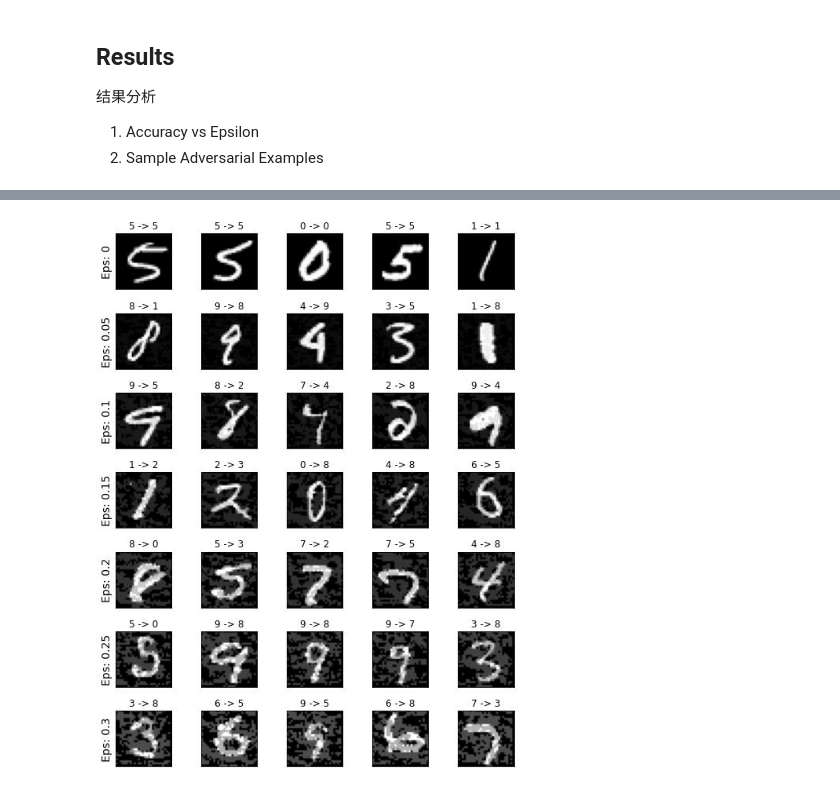
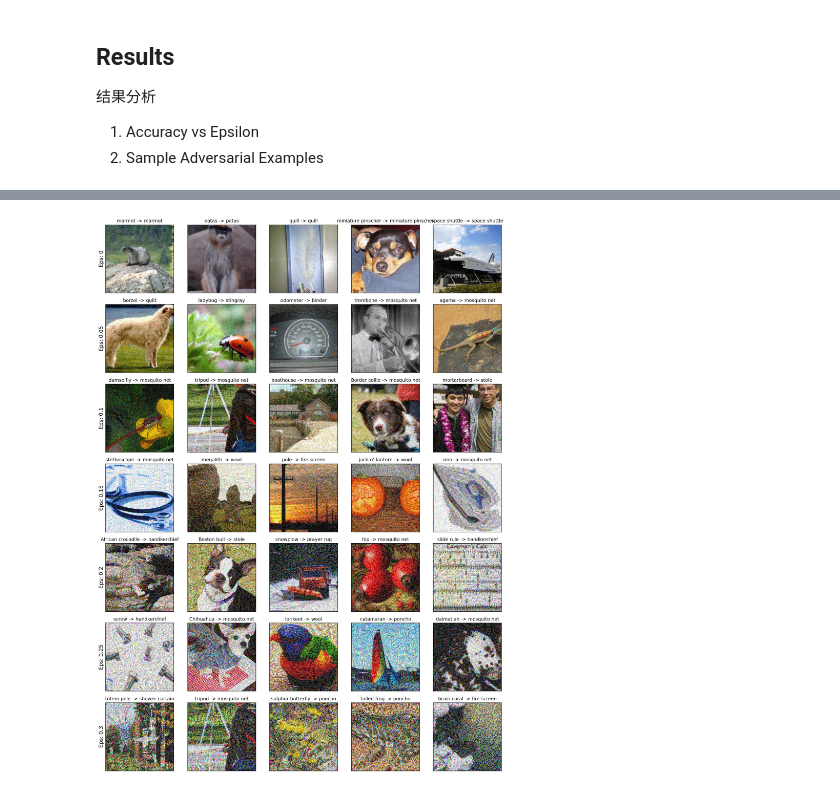
Before and after one commit to sszxc/CV-Playground, a Jupyter notebook: AdversarialAttack/FGSM.ipynb, the cells around one changed output, grey strips where cells are left out. Cells and saved outputs as stored; diff of their text form; code cells hidden in the pictures.

Commit message:
✨ feat: 实现 FGSM attack on ImageNet

```diff
--- a/AdversarialAttack/FGSM.ipynb
+++ b/AdversarialAttack/FGSM.ipynb
@@ -39,0 +36,12 @@ use_cuda=True
+# %%
+# 进行测试的epsilon值; 0表示未进行攻击时的检测结果; 注意原始数据范围[0,1]
+epsilons = [0, .05, .1, .15, .2, .25, .3]
+# 是否使用GPU
+use_cuda=True
+# Define what device we are using
+print("CUDA Available: ",torch.cuda.is_available())
+device = torch.device("cuda" if (use_cuda and torch.cuda.is_available()) else "cpu")
+# 数据集和模型
+dataset = 'ImageNet'  # 'MNIST' or 'ImageNet'
+if dataset != 'MNIST' and dataset != 'ImageNet':
+    raise ValueError("dataset must be MNIST or ImageNet")
@@ -109,17 +175,24 @@ def fgsm_attack(image, epsilon, data_grad):
 ## Testing Function
 关键函数：调用时，对于test set里的每一张样本，计算loss对输入样本的梯度，根据攻击强度ε生成对抗样本，最后检查结果。
 # %%
-def test(model, device, test_loader, epsilon):
+def test(model, device, test_loader, epsilon, test_count = 10000):
+    """
+    test_count: 测试图片数量
+    """
 
     # Accuracy counter
     correct = 0
     adv_examples = []
+    tested_count = 0
 
     # 遍历 Loop over all examples in test set
     for data, target in test_loader:
 
         # 移到显卡 Send the data and label to the device
         data, target = data.to(device), target.to(device)
+        # if data.shape != (1, 3, 224, 224):
+        #     print("fucked up")
+        #     continue
 
         # 设置对样本求梯度 Set requires_grad attribute of tensor. Important for Attack
         data.requires_grad = True
@@ -164,9 +237,13 @@ def test(model, device, test_loader, epsilon):
                 adv_ex = perturbed_data.squeeze().detach().cpu().numpy()
                 adv_examples.append( (init_pred.item(), final_pred.item(), adv_ex) )
 
+        tested_count+=1
+        if tested_count >= test_count:
+            break
+
     # 计算正确率 Calculate final accuracy for this epsilon
-    final_acc = correct/float(len(test_loader))
-    print("Epsilon: {}\tTest Accuracy = {} / {} = {}".format(epsilon, correct, len(test_loader), final_acc))
+    final_acc = correct/float(test_count)
+    print("Epsilon: {}\tTest Accuracy = {} / {} = {}".format(epsilon, correct, test_count, final_acc))
 
     # Return the accuracy and an adversarial example
     return final_acc, adv_examples
@@ -180,7 +257,7 @@ examples = []
 
 # Run test for each epsilon
 for eps in epsilons:
-    acc, ex = test(model, device, test_loader, eps)
+    acc, ex = test(model, device, test_loader, eps, test_count=500)
     accuracies.append(acc)
     examples.append(ex)
 # %% [output]
@@ -211,20 +288,30 @@ plt.show()
 # %%
-%config InlineBackend.figure_format = 'jpg'  # 强制白底
+# %config InlineBackend.figure_format = 'jpg'  # 强制白底
 # Plot several examples of adversarial samples at each epsilon
 cnt = 0
-plt.figure(figsize=(8,10))
+plt.figure(dpi=150, figsize=(15,20))
 for i in range(len(epsilons)):
     for j in range(len(examples[i])):
         cnt += 1
         plt.subplot(len(epsilons),len(examples[0]),cnt)
         plt.xticks([], [])
         plt.yticks([], [])
         if j == 0:
             plt.ylabel("Eps: {}".format(epsilons[i]), fontsize=14)
         orig,adv,ex = examples[i][j]
+        if dataset == 'ImageNet':
+            # 从label数值转到class name
+            with open("imagenet_classes.txt", "r") as f:
+                categories = [s.strip() for s in f.readlines()]
+            orig = categories[orig]
+            adv = categories[adv]
+            # 针对plt显示tensor做一些处理 ref:https://zhuanlan.zhihu.com/p/424638008
+            ex = ex.swapaxes(0, 1)
+            ex = ex.swapaxes(1, 2)
         plt.title("{} -> {}".format(orig, adv))
         plt.imshow(ex, cmap="gray")
+        # plt.imshow(ex)
 plt.tight_layout()
 plt.show()
 # %% [output]
-[figure, old version]
+[figure, new version]
```
Also changed, not shown: parts of 10 cells of this notebook, 3 other files.
